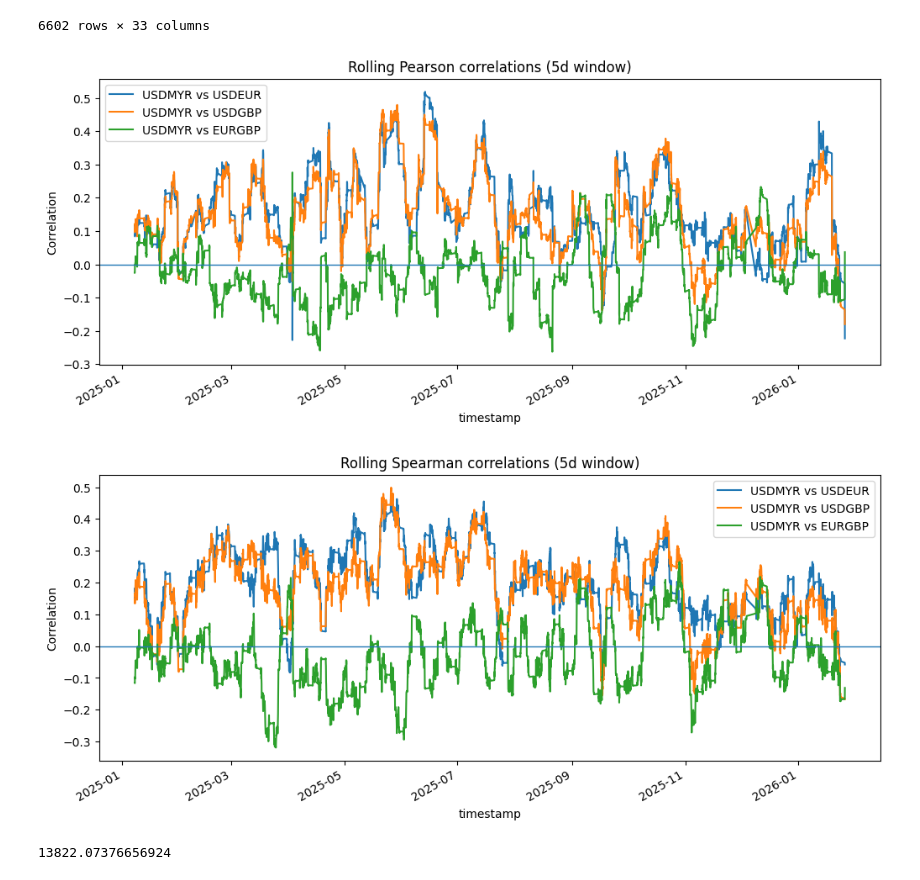
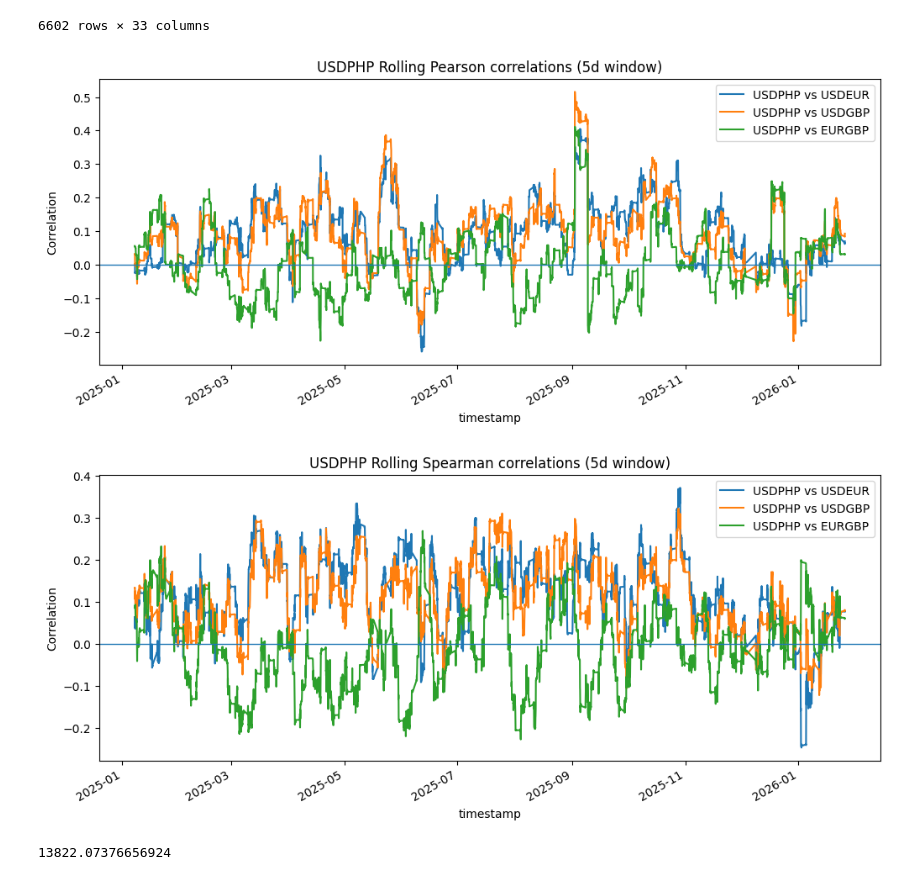
Before and after one commit to joshuachoy0711/projects, a Jupyter notebook: analyses/correlation.ipynb, the cells around one changed output. Cells and saved outputs as stored; diff of their text form; code cells hidden in the pictures.

```diff
--- a/analyses/correlation.ipynb
+++ b/analyses/correlation.ipynb
@@ -267,25 +267,28 @@ pearson_df
 | 2026-01-26 00:00:00 | 0.055269 | 0.224303 | -0.222419 | 0.065190 | 0.002038 | ... |
 6602 rows × 33 columns
 # %%
-cols = ['USDMYR vs USDEUR', 'USDMYR vs USDGBP', 'USDMYR vs EURGBP']
+ccy = 'USDPHP'
+cols = [f'{ccy} vs USDEUR', f'{ccy} vs USDGBP', f'{ccy} vs EURGBP']
 
 ax = pearson_df[cols].dropna().plot(figsize=(12,5))
 ax.axhline(0, linewidth=1)
-ax.set_title("Rolling Pearson correlations (5d window)")
+ax.set_title(f"{ccy} Rolling Pearson correlations (5d window)")
 ax.set_ylabel("Correlation")
 plt.show()
 # %% [output]
-[figure, old version]
+[figure, new version]
 # %%
 cols = ['USDMYR vs USDEUR', 'USDMYR vs USDGBP', 'USDMYR vs EURGBP']
 
+cols = [f'{ccy} vs USDEUR', f'{ccy} vs USDGBP', f'{ccy} vs EURGBP']
+
 ax = spearman_df[cols].dropna().plot(figsize=(12,5))
 ax.axhline(0, linewidth=1)
-ax.set_title("Rolling Spearman correlations (5d window)")
+ax.set_title(f"{ccy} Rolling Spearman correlations (5d window)")
 ax.set_ylabel("Correlation")
 plt.show()
 # %% [output]
-[figure, old version]
+[figure, new version]
 # %%
 z = 3.8
 
```
Also changed, not shown: 2 other files.
